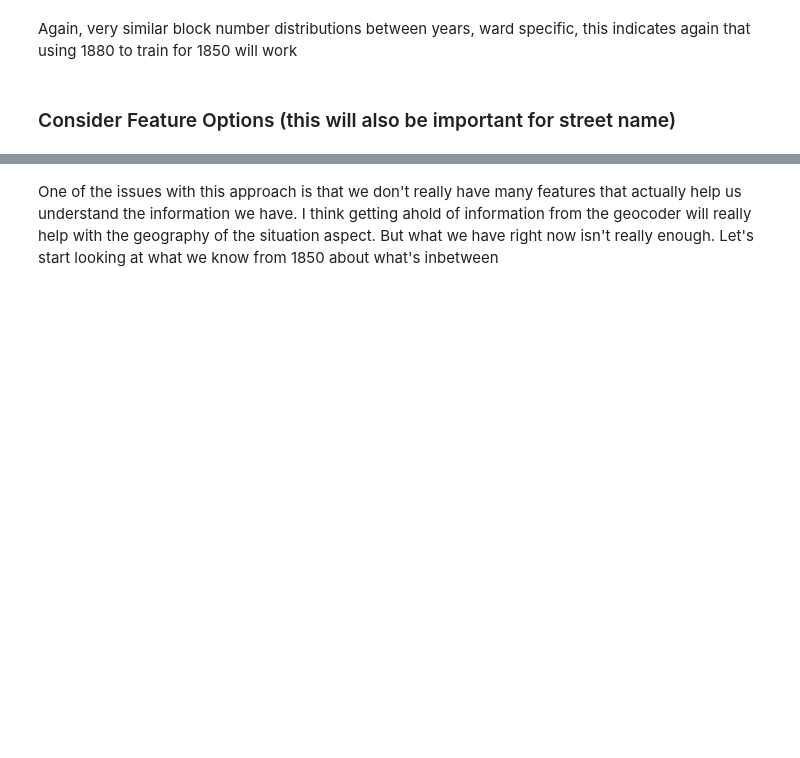
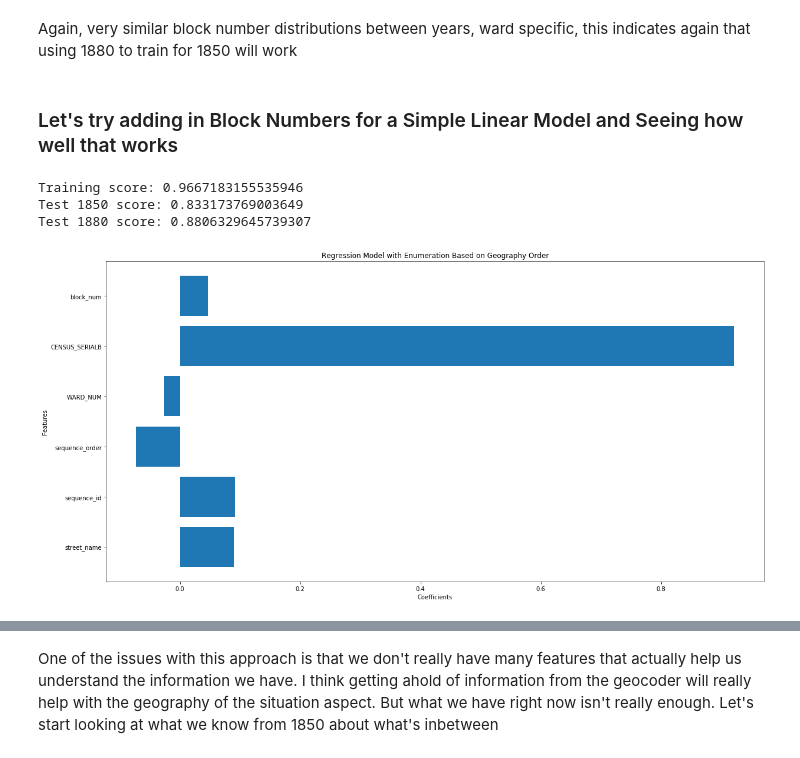
Before and after one commit to CenterForSpatialResearch/hnyc-spatial-linkage, a Jupyter notebook: Interpolation/Block_Numbers.ipynb, the cells around one changed output, grey strips where cells are left out. Drawn from its saved outputs; the diff is of its cells as text; code cells hidden in the pictures; blank space fills up the shorter version.

```diff
--- a/Interpolation/Block_Numbers.ipynb
+++ b/Interpolation/Block_Numbers.ipynb
@@ -165,4 +131,40 @@ for ward in wards:
 # %% [markdown]
 Again, very similar block number distributions between years, ward specific, this indicates again that using 1880 to train for 1850 will work
-# %% [markdown]
-### Consider Feature Options (this will also be important for street name)
+# %% [markdown]
+### Let's try adding in Block Numbers for a Simple Linear Model and Seeing how well that works
+# %%
+#get dwellings level dataset
+dwellings_1850 = filled_1850.groupby(["WARD_NUM", "CENSUS_DWELLING_NUM"], as_index = False).first()
+dwellings_1880 = census_1880.drop_duplicates(subset = ["CENSUS_ADDRESS"]).copy()
+# %%
+interpolation.col_for_seq(dwellings_1850, "CD_X", "CD_Y", Address = None, Ward = None)
+interpolation.col_for_seq(dwellings_1880, "POINT_X", "POINT_Y", Address = None, Ward = None)
+dwellings_1850 = interpolation.get_dist_seq(dwellings_1850, 0.15)[2]
+dwellings_1880 = interpolation.get_dist_seq(dwellings_1880, 0.15)[2]
+dwellings_1850.groupby("sequence_id").apply(interpolation.sequence_order)
+dwellings_1880.groupby("sequence_id").apply(interpolation.sequence_order)
+census_1880_model = interpolation.dwellings_to_all(census_1880, dwellings_1880, ["CENSUS_MATCH_ADDR", "sequence_id", "sequence_order"], ["CENSUS_MATCH_ADDR"])
+census_1850_model = interpolation.dwellings_to_all(filled_1850, dwellings_1850, ["WARD_NUM", "CENSUS_DWELLING_NUM","sequence_id", "sequence_order"], ["WARD_NUM", "CENSUS_DWELLING_NUM"])
+interpolation.create_street_house(census_1880_model, "CENSUS_ADDRESS")
+interpolation.create_street_house(census_1850_model, "CD_ADDRESS")
+# %%
+cols = ["street_name", "sequence_id", "sequence_order", "WARD_NUM", "CENSUS_SERIALB", "block_num"]
+train_X, train_y, test_1880_X, test_1880_y, test_1850_X, test_1850_y = interpolation.create_train_test_data(census_1880_model, census_1850_model, cols)
+# %%
+#This improves performance on 1850 dataset a little bit, but it's worth experimenting
+#with other models (I want to try gradient boosting, and perhaps neural networks, but I
+#don't think autoencoders will work well because of the way the sequences are structured)
+model_lin_order = Pipeline([('preprocess', TargetEncoder(cols = cols)),
+                            ('regressor', LinearRegression())])
+model_lin_order.fit(train_X, train_y)
+print("Training score:", model_lin_order.score(train_X, train_y))
+print("Test 1850 score:", model_lin_order.score(test_1850_X, test_1850_y))
+print("Test 1880 score:", model_lin_order.score(test_1880_X, test_1880_y))
+# %% [output]
+Training score: 0.9667183155535946
+Test 1850 score: 0.833173769003649
+Test 1880 score: 0.8806329645739307
+# %%
+interpolation.graph_coefs(model_lin_order.named_steps['preprocess'].get_feature_names(), model_lin_order.named_steps["regressor"].coef_, "Regression Model with Enumeration Based on Geography Order")
+# %% [output]
+[figure, added]
```
Also changed, not shown: parts of 29 cells of this notebook, 5 other files.
